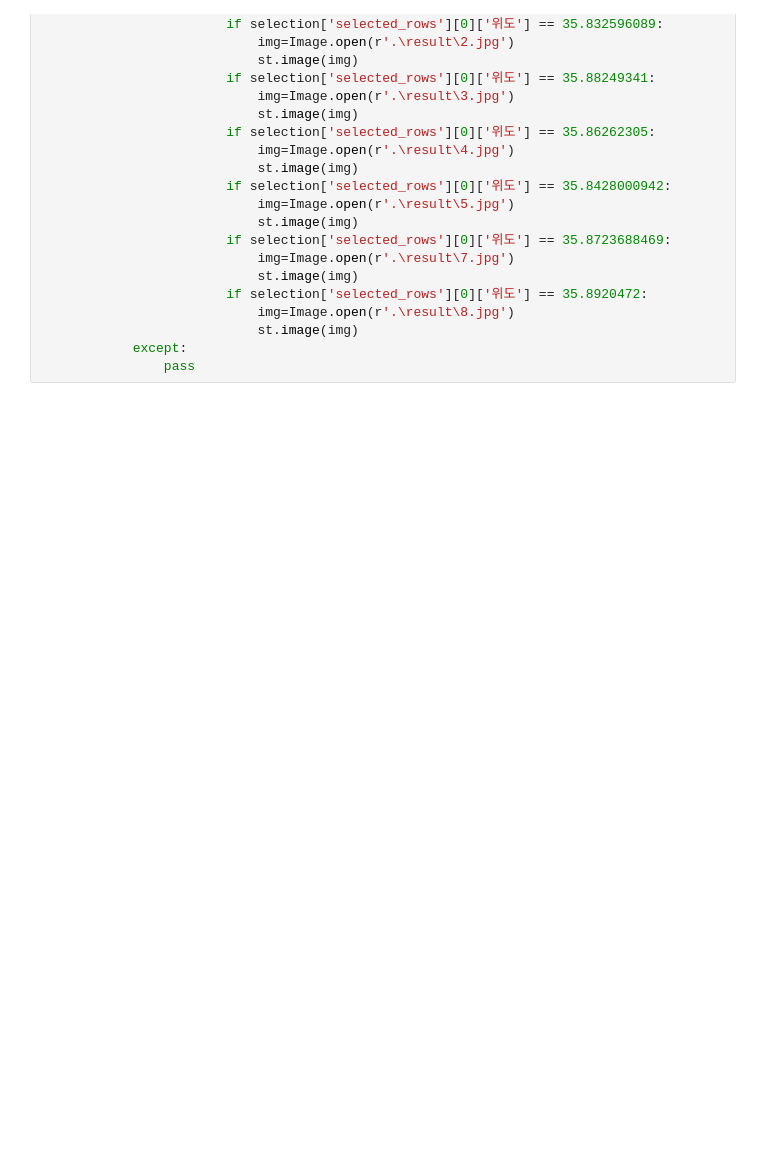
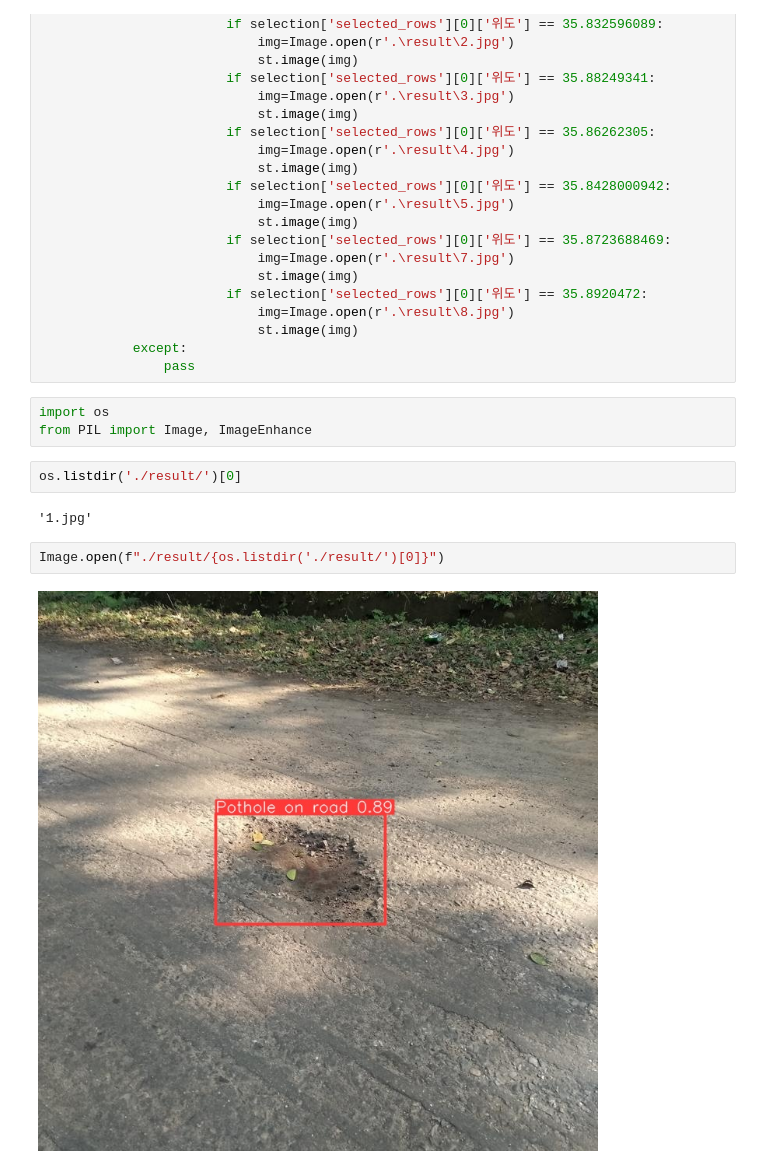
Before and after one commit to qud0511/KDT_CompanyT3Q_Project, a Jupyter notebook: our_streamlit/streamlit_v7/s.ipynb, the cells around one changed output. Drawn from its saved outputs; the diff is of its cells as text; blank space fills up the shorter version.

```diff
--- a/our_streamlit/streamlit_v7/s.ipynb
+++ b/our_streamlit/streamlit_v7/s.ipynb
@@ -33,3 +33,14 @@ NameError: name 'sdadadasdasdadasdweq' is not defined
                             st.image(img)
             except:
                 pass
+# %%
+import os
+from PIL import Image, ImageEnhance
+# %%
+os.listdir('./result/')[0]
+# %% [output]
+'1.jpg'
+# %%
+Image.open(f"./result/{os.listdir('./result/')[0]}")
+# %% [output]
+[figure, added]
```
Also changed, not shown: 11 other files.
